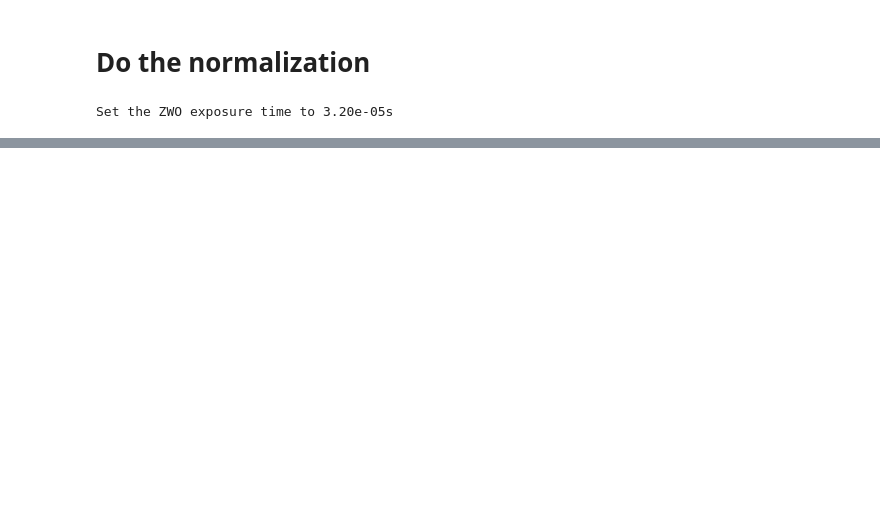
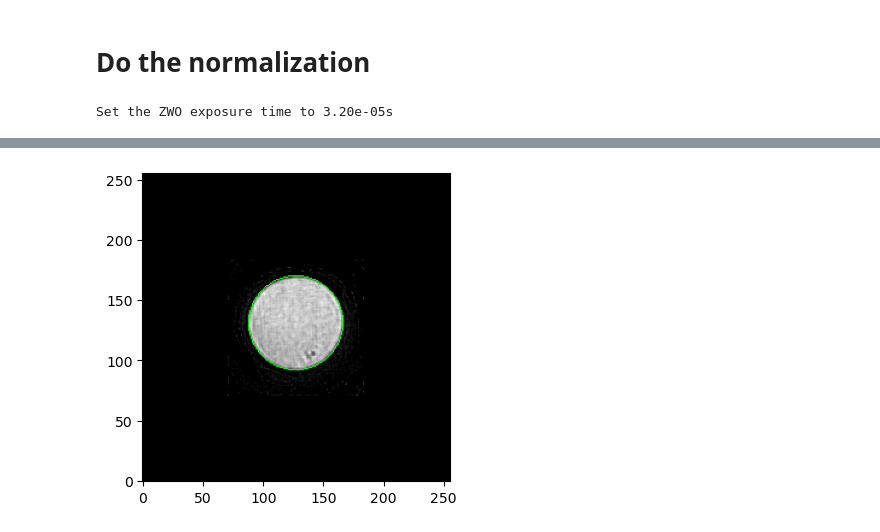
Before and after one commit to uasal/scoob-psf, a Jupyter notebook: notebooks/scoobi_demo_fdpr.ipynb, the cells around one changed output, grey strips where cells are left out. Saved outputs shown, nothing was run; the diff lists cells and outputs as text; code cells hidden in the pictures; blank space fills up the shorter version.

```diff
--- a/notebooks/scoobi_demo_fdpr.ipynb
+++ b/notebooks/scoobi_demo_fdpr.ipynb
@@ -133,0 +94,34 @@ fitdict, Imeas_cen = console.estimate_oneshot(config_params)
+# %%
+import numpy as np
+import matplotlib.pyplot as plt
+
+from skimage import data, color
+from skimage.transform import hough_circle, hough_circle_peaks
+from skimage.feature import canny
+from skimage.draw import circle_perimeter
+from skimage.util import img_as_ubyte
+
+# Load picture and detect edges
+# image = img_as_ubyte(data.coins()[160:230, 70:270])
+image = img_as_ubyte(fitdict['amp_est']/np.max(fitdict['amp_est']))
+# image = img_as_ubyte(np.abs(fitdict['phase_est'])/np.max(np.abs(fitdict['phase_est'])))
+edges = canny(image, sigma=3, low_threshold=10, high_threshold=100)
+
+# Detect two radii
+hough_radii = np.arange(30, 60, 9)
+hough_res = hough_circle(edges, hough_radii)
+
+# Select the most prominent 3 circles
+accums, cx, cy, radii = hough_circle_peaks(hough_res, hough_radii, total_num_peaks=1)
+
+# Draw them
+fig, ax = plt.subplots(ncols=1, nrows=1, figsize=(10, 4))
+image = color.gray2rgb(image)
+for center_y, center_x, radius in zip(cy, cx, radii):
+    circy, circx = circle_perimeter(center_y, center_x, radius, shape=image.shape)
+    image[circy, circx] = (0, 255, 0)
+
+ax.imshow(image, cmap=plt.cm.gray)
+plt.show()
+# %% [output]
+[figure, added]
```
Also changed, not shown: parts of 26 cells of this notebook, 2 other files.
